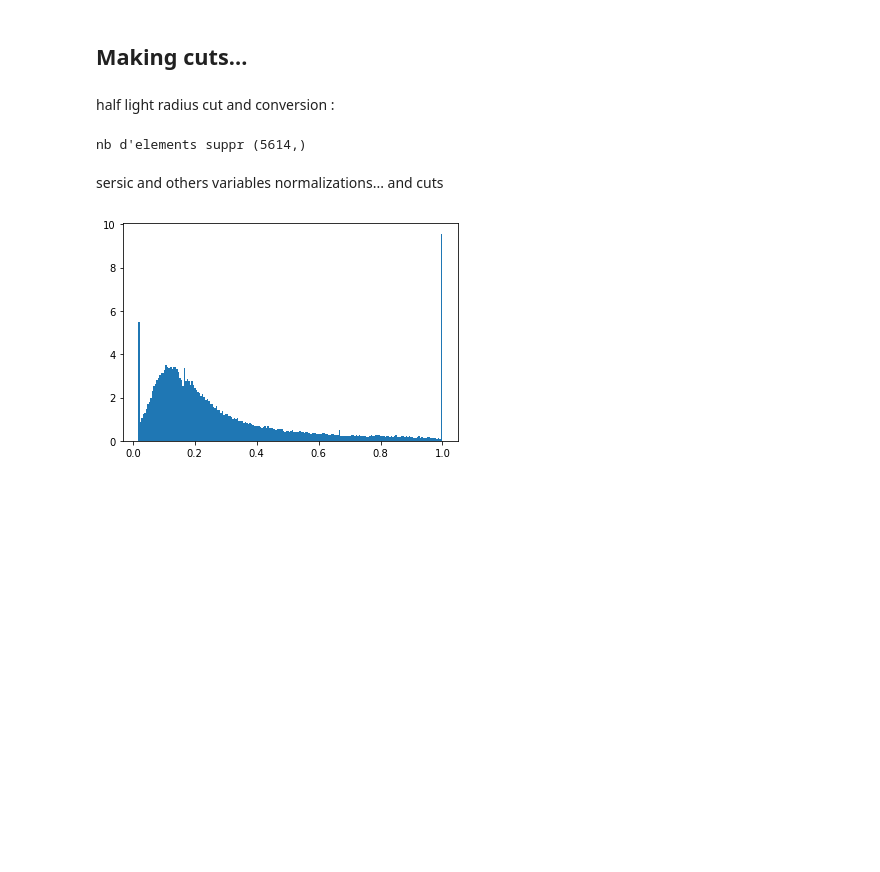
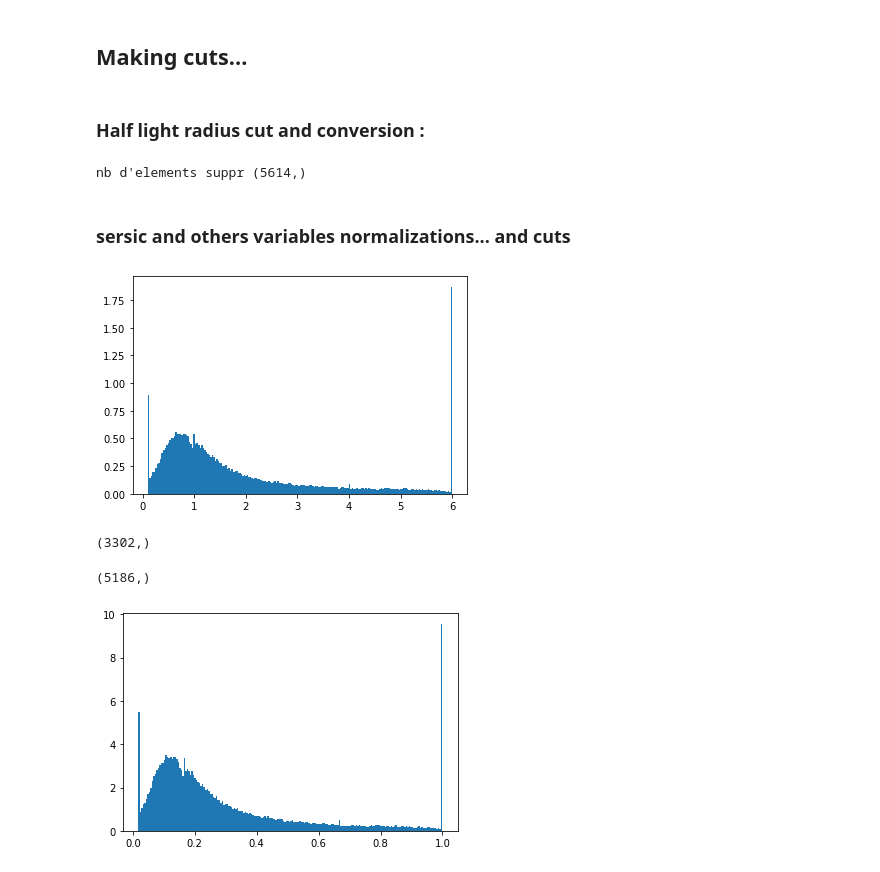
Before and after one commit to Oliv2398/SOMs-in-astrophysics, a Jupyter notebook: SOMs_colors.ipynb, the cells around one changed output. Saved outputs shown, nothing was run; the diff lists cells and outputs as text; code cells hidden in the pictures; blank space fills up the shorter version.

```diff
--- a/SOMs_colors.ipynb
+++ b/SOMs_colors.ipynb
@@ -391,7 +422,7 @@ Min 0.0
 # %% [markdown]
 ## Making cuts...
 # %% [markdown]
-half light radius cut and conversion :
+### Half light radius cut and conversion :
 # %%
 def cut_hight_hlr(cat, lim): # delete hlr problems
     idx = np.where(cat['sersicfit'][:,1]>lim)[0]
@@ -405,7 +436,19 @@ data_cs = cut_hight_hlr(data_cs, 1) # cut hight hlr values on the full catalog
 # %% [output]
 nb d'elements suppr (5614,)
 # %% [markdown]
-sersic and others variables normalizations... and cuts
+### sersic and others variables normalizations... and cuts
+# %%
+plt.hist(data_cs['sersicfit'][:,2], bins=200, density=True);
+# %% [output]
+[figure, added]
+# %%
+np.where(data_cs['sersicfit'][:,2]<0.2)[0].shape
+# %% [output]
+(3302,)
+# %%
+np.where(data_cs['sersicfit'][:,2]>5.8)[0].shape
+# %% [output]
+(5186,)
 # %%
 # sersic index
 data_cs['sersicfit'][:,2] /= max(data_cs['sersicfit'][:,2])
```
Also changed, not shown: parts of 52 cells of this notebook.
